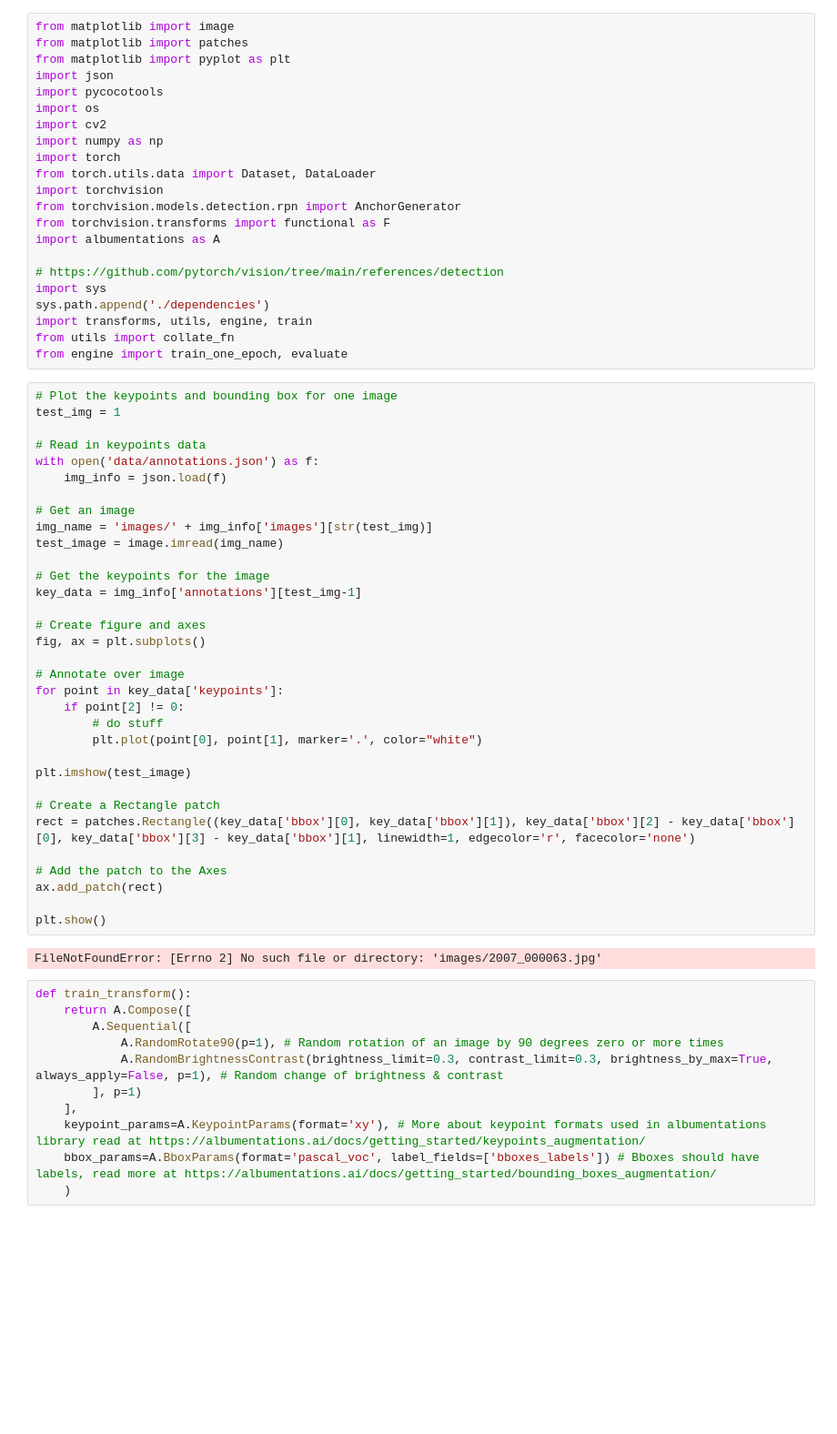
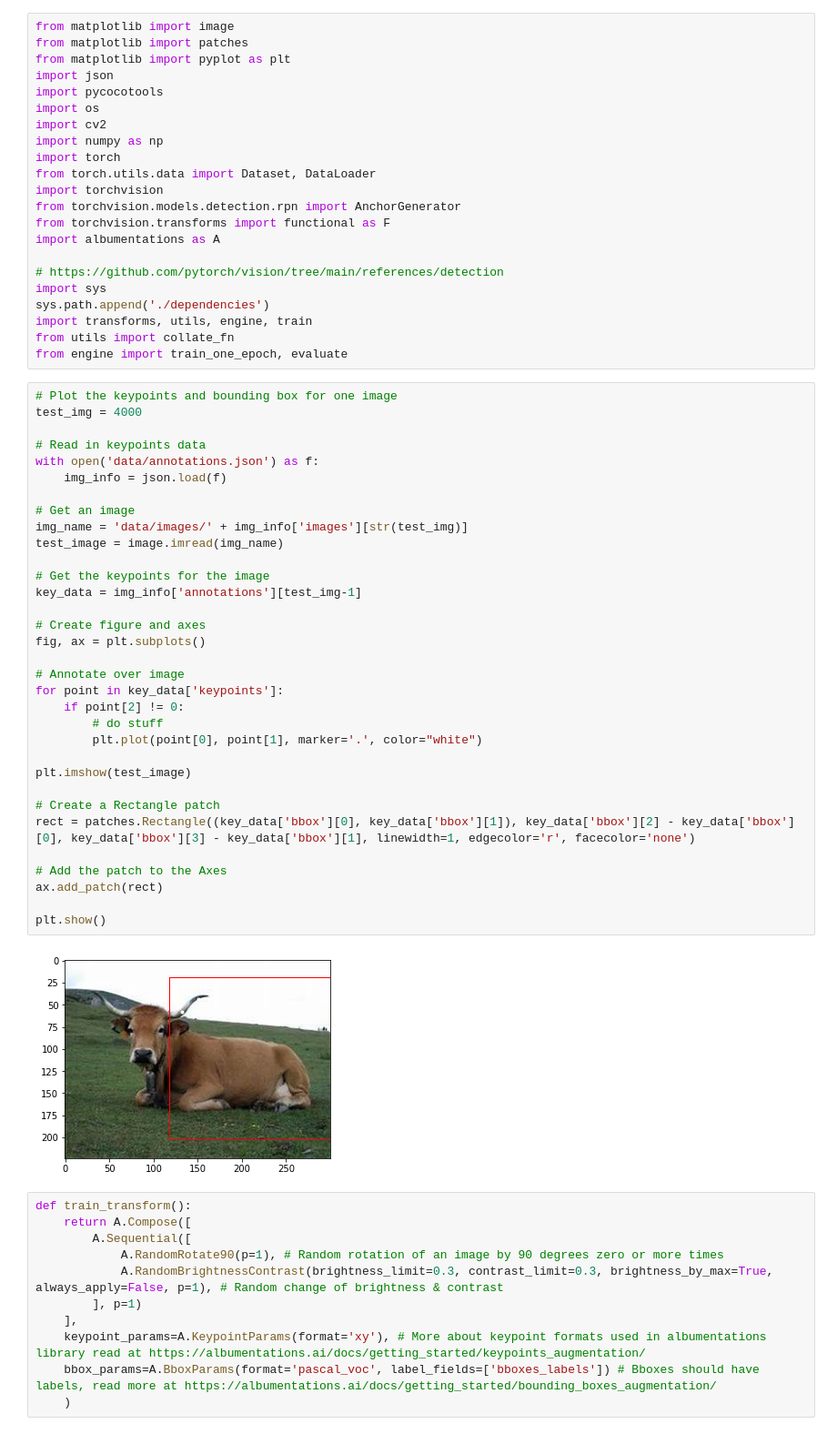
Before and after one commit to thomasreynolds4881/Animal-Keypoint-Estimation, a Jupyter notebook: estimation.ipynb, the cells around one changed output. Shown at 91% size. Cells and saved outputs as stored; diff of their text form; blank space fills up the shorter version.

```diff
--- a/estimation.ipynb
+++ b/estimation.ipynb
@@ -25,39 +25,39 @@ from utils import collate_fn
 from engine import train_one_epoch, evaluate
 # %%
 # Plot the keypoints and bounding box for one image
-test_img = 1
+test_img = 4000
 
 # Read in keypoints data
 with open('data/annotations.json') as f:
     img_info = json.load(f)
 
 # Get an image
-img_name = 'images/' + img_info['images'][str(test_img)]
+img_name = 'data/images/' + img_info['images'][str(test_img)]
 test_image = image.imread(img_name)
 
 # Get the keypoints for the image
 key_data = img_info['annotations'][test_img-1]
 
 # Create figure and axes
 fig, ax = plt.subplots()
 
 # Annotate over image
 for point in key_data['keypoints']:
     if point[2] != 0:
         # do stuff
         plt.plot(point[0], point[1], marker='.', color="white")
 
 plt.imshow(test_image)
 
 # Create a Rectangle patch
 rect = patches.Rectangle((key_data['bbox'][0], key_data['bbox'][1]), key_data['bbox'][2] - key_data['bbox'][0], key_data['bbox'][3] - key_data['bbox'][1], linewidth=1, edgecolor='r', facecolor='none')
 
 # Add the patch to the Axes
 ax.add_patch(rect)
 
 plt.show()
 # %% [output]
-FileNotFoundError: [Errno 2] No such file or directory: 'images/2007_000063.jpg'
+[figure, added]
 # %%
 def train_transform():
     return A.Compose([
```
Also changed, not shown: parts of 1 cell of this notebook.
